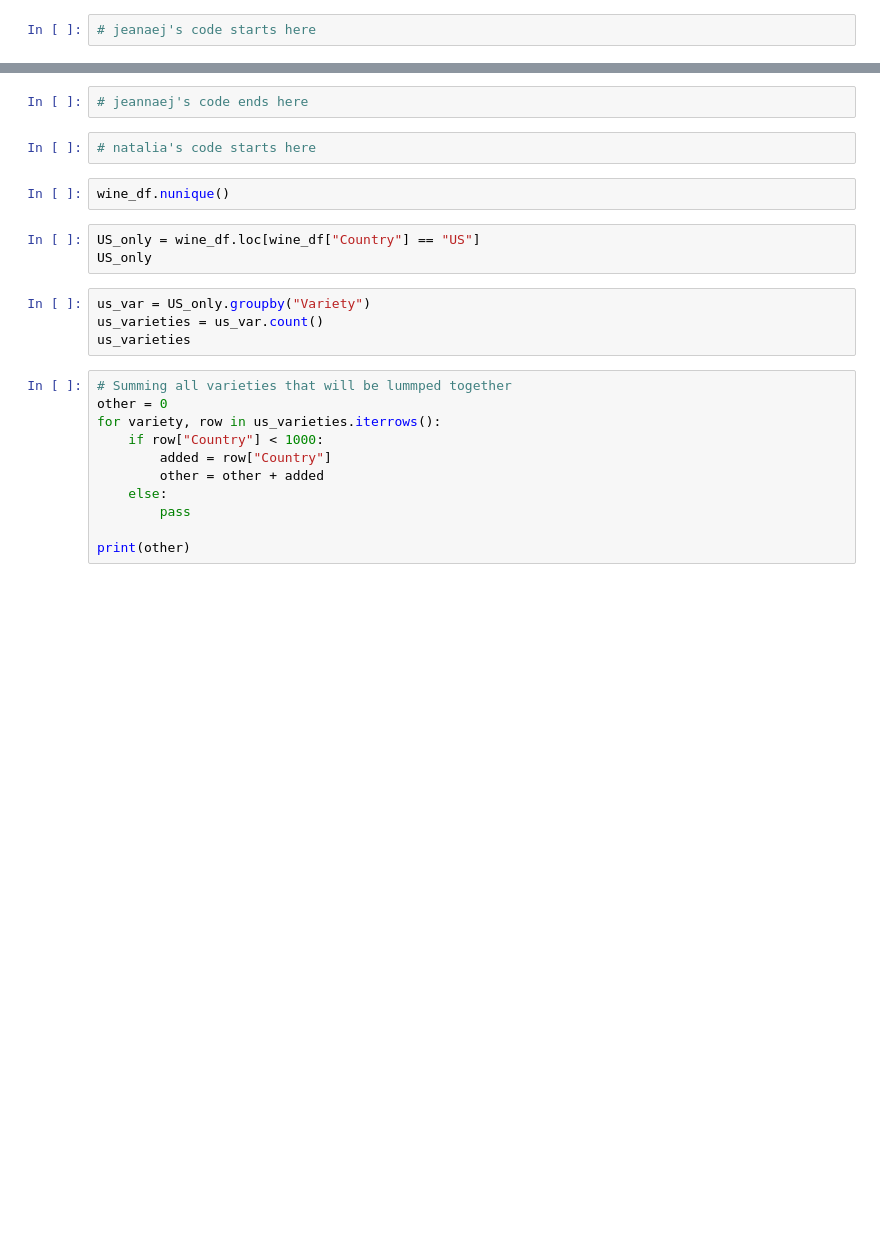
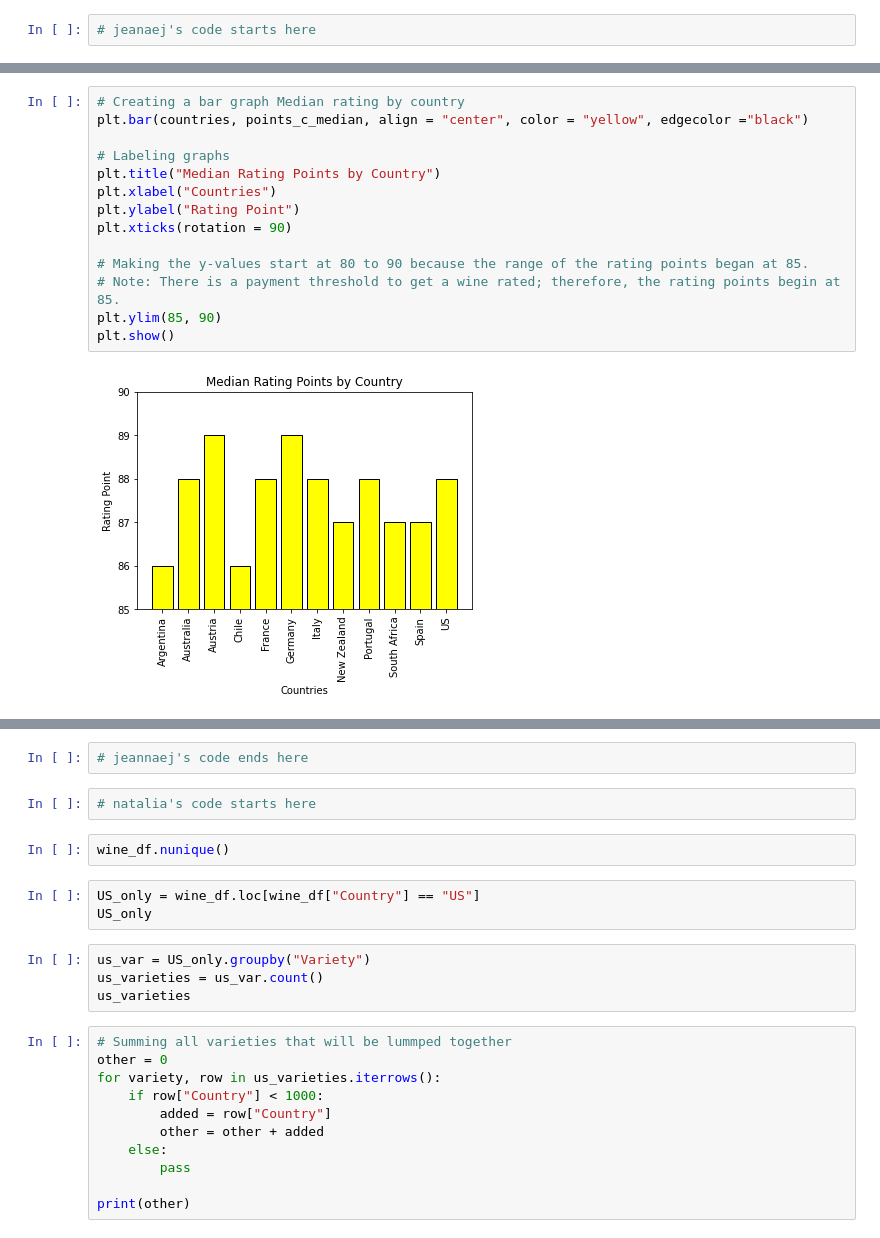
Before and after one commit to radioactivearm/project-one-wine, a Jupyter notebook: analyzing_data.ipynb, the cells around one changed output, grey strips where cells are left out. Saved outputs shown, nothing was run; the diff lists cells and outputs as text; blank space fills up the shorter version.

```diff
--- a/analyzing_data.ipynb
+++ b/analyzing_data.ipynb
@@ -143,0 +94,16 @@ plt.show()
+# %%
+# Creating a bar graph Median rating by country
+plt.bar(countries, points_c_median, align = "center", color = "yellow", edgecolor ="black")
+
+# Labeling graphs
+plt.title("Median Rating Points by Country")
+plt.xlabel("Countries")
+plt.ylabel("Rating Point")
+plt.xticks(rotation = 90)
+
+# Making the y-values start at 80 to 90 because the range of the rating points began at 85.
+# Note: There is a payment threshold to get a wine rated; therefore, the rating points begin at 85.
+plt.ylim(85, 90)
+plt.show()
+# %% [output]
+[figure, added]
```
Also changed, not shown: parts of 62 cells of this notebook.
